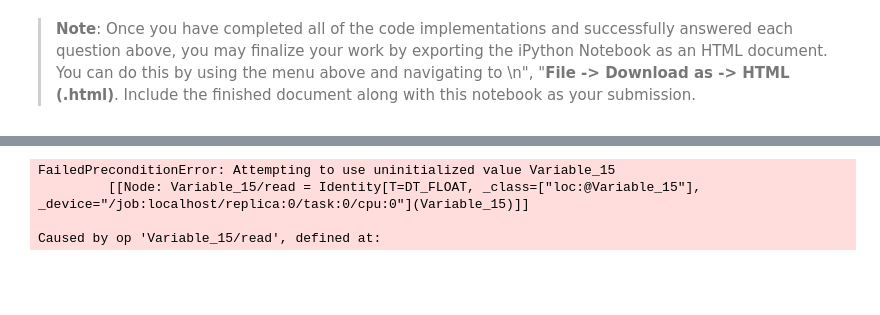
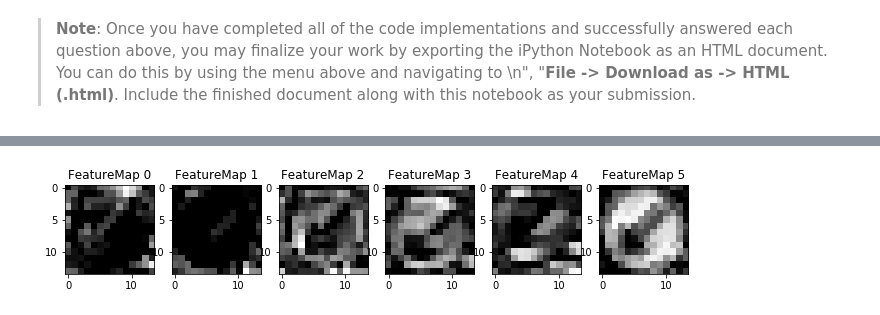
Before and after one commit to ydgats/trafficSignClassfier, a Jupyter notebook: Traffic_Sign_Classifier.ipynb, the cells around one changed output, grey strips where cells are left out. Cells and saved outputs as stored; diff of their text form; code cells hidden in the pictures; blank space fills up the shorter version.

Commit message:
finish GPU nn training

```diff
--- a/Traffic_Sign_Classifier.ipynb
+++ b/Traffic_Sign_Classifier.ipynb
@@ -570,9 +571,6 @@ def outputFeatureMap(image_input, tf_activation, activation_min=-1, activation_m
 # %%
 with tf.Session() as sess:
     saver.restore(sess, tf.train.latest_checkpoint('.'))
-    outputFeatureMap(X_train, tf_activation=conv1)
+    outputFeatureMap(images_preprocessed, tf_activation=conv1)
 # %% [output]
-FailedPreconditionError: Attempting to use uninitialized value Variable_15
-         [[Node: Variable_15/read = Identity[T=DT_FLOAT, _class=["loc:@Variable_15"], _device="/job:localhost/replica:0/task:0/cpu:0"](Variable_15)]]
-
-Caused by op 'Variable_15/read', defined at:
+[figure, added]
```
Also changed, not shown: parts of 6 cells of this notebook, 3 other files.
